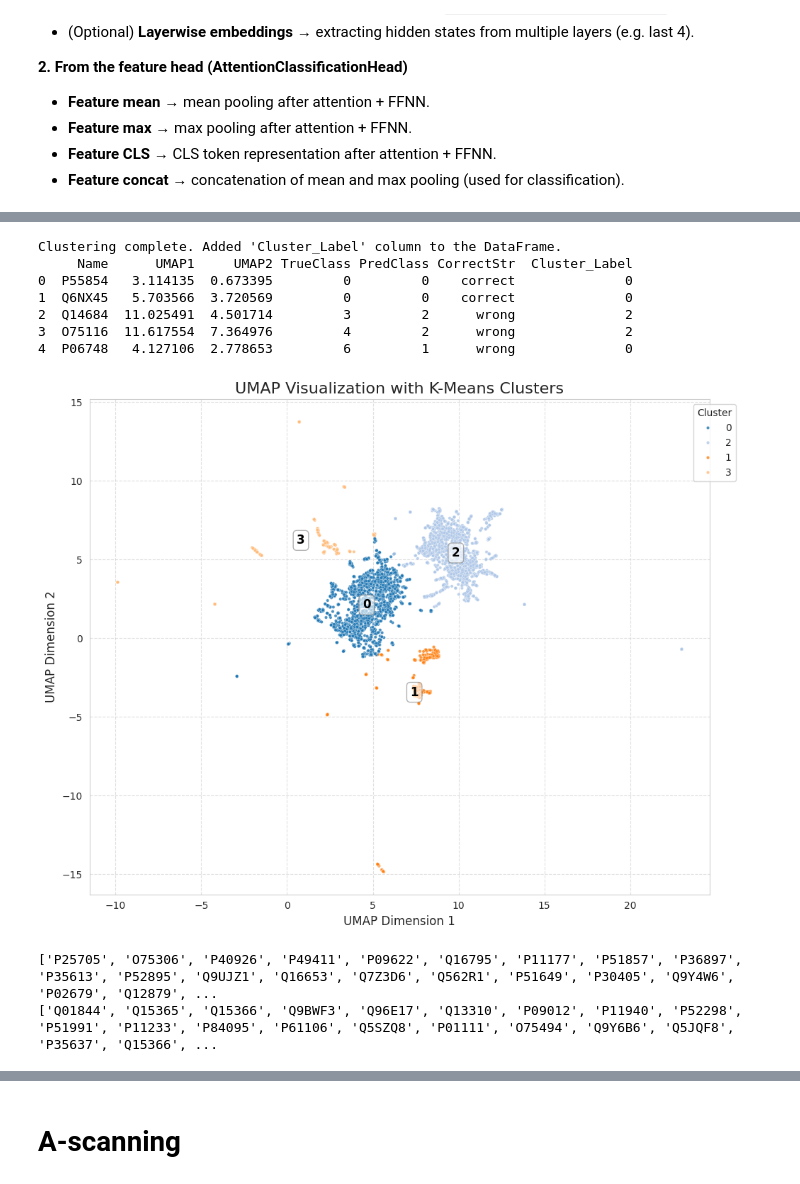
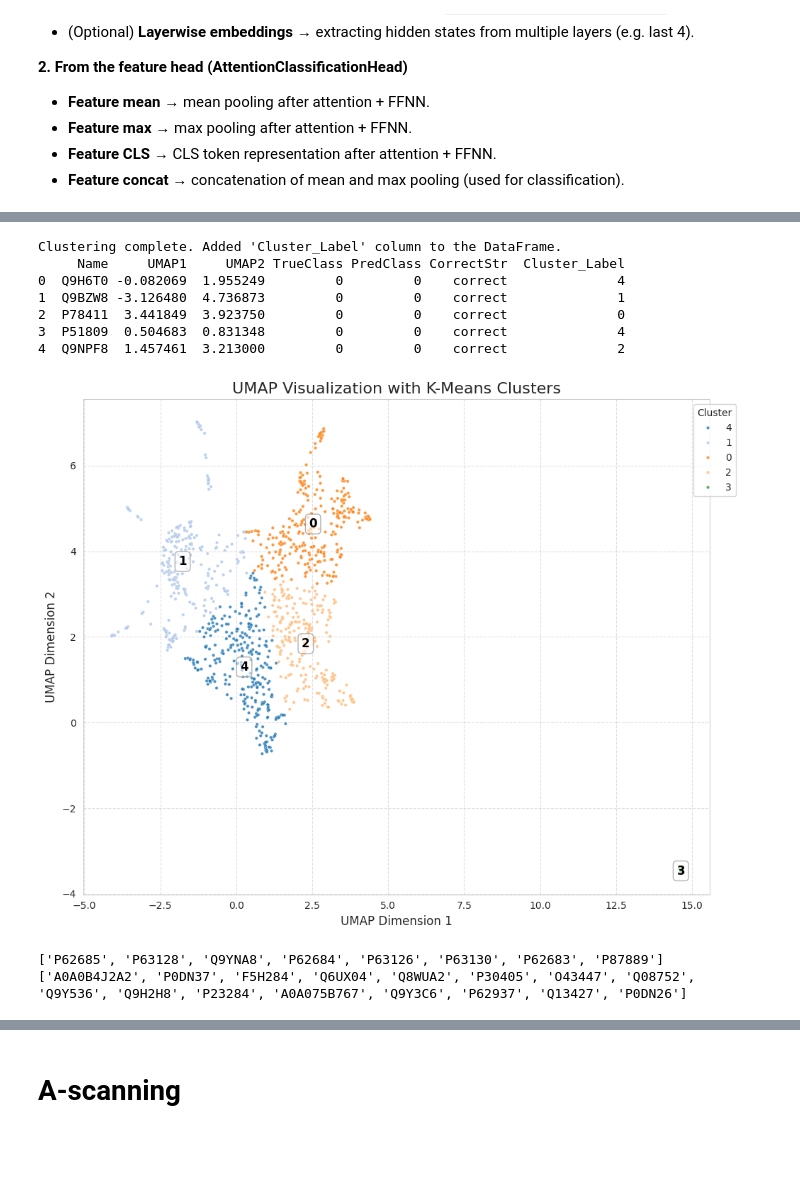
Before and after one commit to 8gabri8/ESMSec, a Jupyter notebook: my_train.ipynb, the cells around one changed output, grey strips where cells are left out. Drawn from its saved outputs; the diff is of its cells as text; code cells hidden in the pictures; blank space fills up the shorter version.

```diff
--- a/my_train.ipynb
+++ b/my_train.ipynb
@@ -39,12 +39,12 @@ print(torch.__version__)
 config = {
     "SEED": 42,             # Random seed
 
-    "NUM_EPOCHS": 400,       # Total Epochs in training
-    "EVAL_EPOCH_FREQ": 50,   # Evaluation frequency
-    "BATCH_SIZE": 64,       # Batch size
-    "LR": 1e-4,             # Learning rate
+    "NUM_EPOCHS": 150,       # Total Epochs in training
+    "EVAL_EPOCH_FREQ": 5,   # Evaluation frequency
+    "BATCH_SIZE": 128,       # Batch size
+    "LR": 1e-5,             # Learning rate
     "LR_DECAY_GAMMA": 0.8,    # Learning rate decays
-    "LR_DECAY_STEPS_EPOCHS": 50, # Learning rate decay steps
+    "LR_DECAY_STEPS_EPOCHS": 2, # Learning rate decay steps
     "L2_REG": 0.01, # avoid to big weigths (imprve generalisation) (1 - weigths)
 
     "PROTEIN_MAX_LENGTH": 1000, # Max protein length (for ESM2)
@@ -52,13 +52,12 @@ config = {
     "PRETRAIN_ESM_CACHE_DIR": "/home/gdallagl/myworkdir/data/esm2-models", # ESM2 model cache dir
     "DEVICE": "cuda" if torch.cuda.is_available() else "cpu", # Device to use (cuda or cpu)
 
-    "DATASET_PATH": "/home/gdallagl/myworkdir/ESMSec/data/secreted/dataset_condensate.csv", #"/home/gdallagl/myworkdir/ESMSec/data/secreted/dataset_lysoVSsecreted.csv", #'/home/gdallagl/myworkdir/ESMSec/data/cell_cycle/datasets/cc_dataset_final.csv', #"/home/gdallagl/myworkdir/ESMSec/data/cell_cycle/datasets/nucleolus_final_dataset.csv", #"/home/gdallagl/myworkdir/ESMSec/data/cell_cycle/cell-cycle-dataset_2:3.csv",  #"/home/gdallagl/myworkdir/ESMSec/data/cell_cycle/only-guaranteed_cell-cycle-dataset_2:3.csv", #"/home/gdallagl/myworkdir/ESMSec/data/cell_cycle/cell-cycle-dataset_2:3.csv",
+    "DATASET_PATH": "/home/gdallagl/myworkdir/data/cell_cycle/datasets/protein_classification_cluster_43_leiden_all_initial_loose.csv", #"/home/gdallagl/myworkdir/ESMSec/data/secreted/dataset_lysoVSsecreted.csv", #'/home/gdallagl/myworkdir/ESMSec/data/cell_cycle/datasets/cc_dataset_final.csv', #"/home/gdallagl/myworkdir/ESMSec/data/cell_cycle/datasets/nucleolus_final_dataset.csv", #"/home/gdallagl/myworkdir/ESMSec/data/cell_cycle/cell-cycle-dataset_2:3.csv",  #"/home/gdallagl/myworkdir/ESMSec/data/cell_cycle/only-guaranteed_cell-cycle-dataset_2:3.csv", #"/home/gdallagl/myworkdir/ESMSec/data/cell_cycle/cell-cycle-dataset_2:3.csv",
     "PATH_TO_SAVE_MODEL": "/home/gdallagl/myworkdir/ESMSec/data/trained_models/cell_cycle_trained_model.pth", # Path to save the model
 
-    "TYPE_HEAD":"LR",# "attention", #"MLP", "LR", gating_transformer
+    "TYPE_HEAD":"MLP",# "attention", #"MLP", "LR", gating_transformer
     "TYPE_EMB_FOR_CLASSIFICATION": "cls", #"concat(agg_mean, agg_max)", #"contextualized_embs", #"concat(agg_mean, agg_max)",cls, stacked_linearized_all
     "FROM_PRECOMPUTED_EMBS": True,
-    "FORCE_RECOMPUTE_PRECOMPUTED_EMBS": False,
 }
 config["PRECOMPUTED_EMBS_PATH"] = os.path.join( # all uniprot human and reviewed
     f"/home/gdallagl/myworkdir/ESMSec/data/UniProt/precomputed_embs",
@@ -157,11 +156,13 @@ if config["FROM_PRECOMPUTED_EMBS"]:
         raise FileNotFoundError(msg)
 
     print(f"Reading subset uniprot embs back from file: {config['PRECOMPUTED_EMBS_PATH']}...")
-    cache_data["embedding"] = my_dataset.load_embs_safetensor(
-        config["PRECOMPUTED_EMBS_PATH"],
-        config["PRECOMPUTED_EMBS_PATH_PROTEIN_NAMES"],
-        cache_data
+
+    embs, protein_names_selected = my_dataset.load_embs_safetensor(
+        precomputed_embs_path=config["PRECOMPUTED_EMBS_PATH"], # path with tensors
+        protein_names_path=config["PRECOMPUTED_EMBS_PATH"].replace('.safetensors', '_names.json'), # path with the prtein names of the tenoser
+        protein_to_select=cache_data["protein"] # take all
         )
+    cache_data["embedding"] = embs
 else:
     print("No precomputed embs")
 # %% [output]
@@ -509,37 +538,37 @@ df_precomputed = df["precomputed_embs"].copy()
 # %%
 from sklearn.cluster import KMeans
 
 # Define the features for clustering (the UMAP coordinates)
 X_for_clustering = df_precomputed[['UMAP1', 'UMAP2']]
 
 # Define the number of clusters (you should optimize this, e.g., using the Elbow Method)
-K = 4
+K = 5
 
 # Initialize and fit the K-Means model
 kmeans = KMeans(n_clusters=K, random_state=42, n_init=10)
 cluster_labels = kmeans.fit_predict(X_for_clustering)
 
 # Save the cluster labels back to the DataFrame
 df_precomputed['Cluster_Label'] = cluster_labels
 print(f"Clustering complete. Added 'Cluster_Label' column to the DataFrame.")
 print(df_precomputed.head())
 
 my_embs.plot_umap_clusters(df_precomputed, point_size=10)
 # %% [output]
 Clustering complete. Added 'Cluster_Label' column to the DataFrame.
-     Name      UMAP1     UMAP2 TrueClass PredClass CorrectStr  Cluster_Label
-0  P55854   3.114135  0.673395         0         0    correct              0
-1  Q6NX45   5.703566  3.720569         0         0    correct              0
-2  Q14684  11.025491  4.501714         3         2      wrong              2
-3  O75116  11.617554  7.364976         4         2      wrong              2
-4  P06748   4.127106  2.778653         6         1      wrong              0
+     Name     UMAP1     UMAP2 TrueClass PredClass CorrectStr  Cluster_Label
+0  Q9H6T0 -0.082069  1.955249         0         0    correct              4
+1  Q9BZW8 -3.126480  4.736873         0         0    correct              1
+2  P78411  3.441849  3.923750         0         0    correct              0
+3  P51809  0.504683  0.831348         0         0    correct              4
+4  Q9NPF8  1.457461  3.213000         0         0    correct              2
-[figure, old version]
+[figure, new version]
 # %%
 print(df_precomputed[df_precomputed.Cluster_Label == 1].Name.to_list())
-print(df_precomputed[df_precomputed.Cluster_Label == 3].Name.to_list())
+print(df_precomputed[df_precomputed.Cluster_Label == 4].Name.to_list())
 # %% [output]
-['P25705', 'O75306', 'P40926', 'P49411', 'P09622', 'Q16795', 'P11177', 'P51857', 'P36897', 'P35613', 'P52895', 'Q9UJZ1', 'Q16653', 'Q7Z3D6', 'Q562R1', 'P51649', 'P30405', 'Q9Y4W6', 'P02679', 'Q12879', ...
-['Q01844', 'Q15365', 'Q15366', 'Q9BWF3', 'Q96E17', 'Q13310', 'P09012', 'P11940', 'P52298', 'P51991', 'P11233', 'P84095', 'P61106', 'Q5SZQ8', 'P01111', 'O75494', 'Q9Y6B6', 'Q5JQF8', 'P35637', 'Q15366', ...
+['P62685', 'P63128', 'Q9YNA8', 'P62684', 'P63126', 'P63130', 'P62683', 'P87889']
+['A0A0B4J2A2', 'P0DN37', 'F5H284', 'Q6UX04', 'Q8WUA2', 'P30405', 'O43447', 'Q08752', 'Q9Y536', 'Q9H2H8', 'P23284', 'A0A075B767', 'Q9Y3C6', 'P62937', 'Q13427', 'P0DN26']
 # %%
 # wrong lablled
 display(df_precomputed[(df_precomputed.CorrectStr == "correct") & (df_precomputed.TrueClass == "1")].head(5))
```
Also changed, not shown: parts of 17 cells of this notebook, 5 other files.
